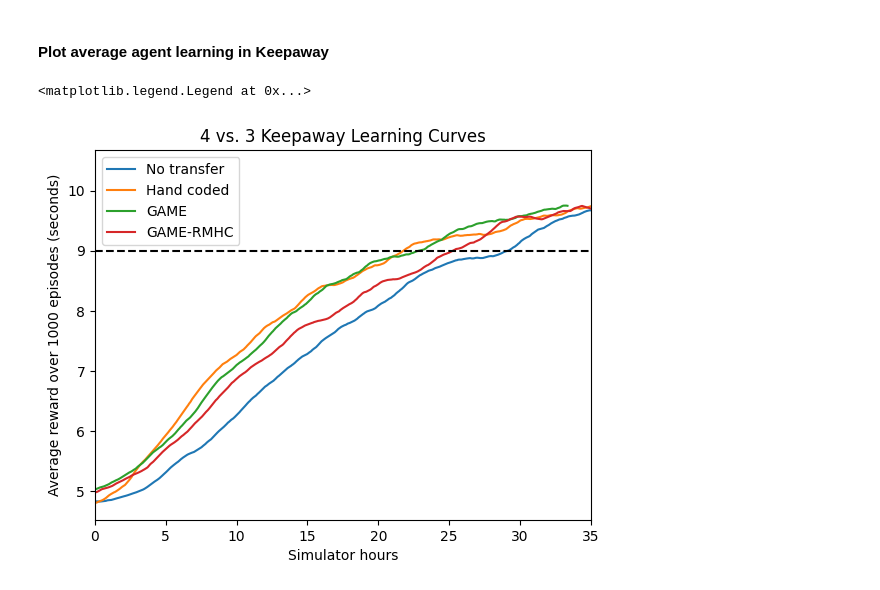
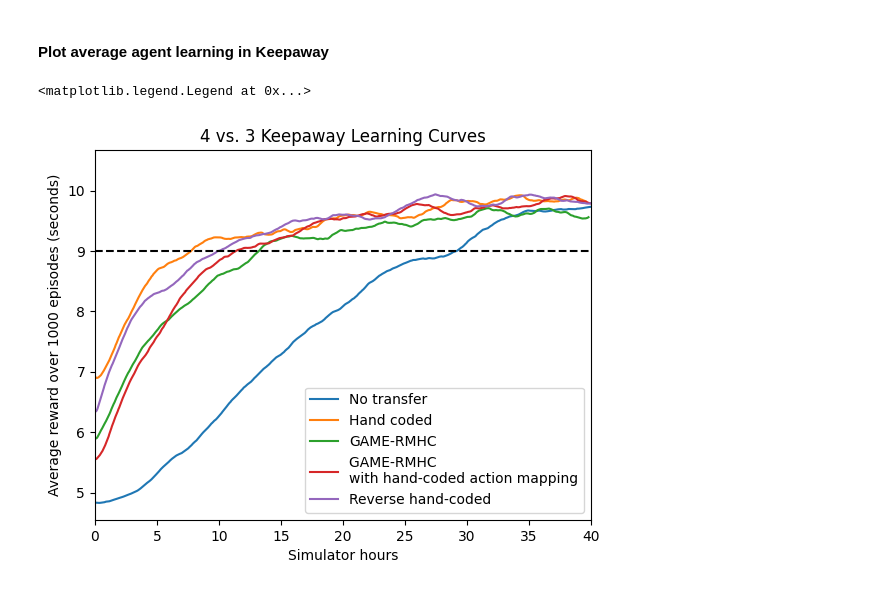
Before and after one commit to duyminh1998/GAME, a Jupyter notebook: notebooks/stats_test_2.ipynb, the cells around one changed output. Drawn from its saved outputs; the diff is of its cells as text; code cells hidden in the pictures.

```diff
--- a/notebooks/stats_test_2.ipynb
+++ b/notebooks/stats_test_2.ipynb
@@ -344,7 +336,7 @@ plt.legend()
 <matplotlib.legend.Legend at 0x...>
 [figure]
 # %%
-MC3D_train_transfer_best_GAME_folder_path = os.path.join(config_data['output_path'], 'Final Presentation', '11152022 Train MC3D With Transfer Mapping 010100000')
+MC3D_train_transfer_best_GAME_folder_path = os.path.join(config_data['output_path'], '12312022 Train MC3D With QValue Transfer Mapping 010111111')
 MC3D_train_transfer_best_GAME_filepath = os.path.join(MC3D_train_transfer_best_GAME_folder_path, 'eval_3DMC_a0.75_l0.99_e0.01_nt8.csv')
 df = pd.read_csv(MC3D_train_transfer_best_GAME_filepath, index_col=False)
 all_output_X, all_output_Y, all_output_eps, avg_output_X, avg_output_Y, avg_output_eps = plot_MC(df, trials)
@@ -741,0 +870,11 @@ plt.legend()
+# %%
+for trial in range(len(kwy_reverse_handcoded_transfer_paths)):
+    # print(len(all_output_X[trial][:len(all_output_Y[trial])]), len(all_output_Y[trial]))
+    plt.plot(all_output_X[trial][:len(all_output_Y[trial])], all_output_Y[trial], label = '{}'.format(trial + 1))
+
+plt.plot([0, 40], [9, 9], 'k--')
+plt.xlim(0, 35)
+plt.xlabel('Simulator hours')
+plt.ylabel('Average reward (simulator steps)')
+plt.title('4 vs. 3 Keepaway with reverse hand-coded mapping (10 trials)')
+plt.legend()
@@ -745,8 +887,8 @@ plt.legend()
 # data = [keepaway_no_transfer_ttt, keepaway_transfer_hand_coded_ttt, keepaway_transfer_GAME_ttt, keepaway_transfer_GAMERMHC_ttt]
 # data_labels = ['No Transfer', 'Hand-coded', 'GAME', 'GAME-RMHC']
 
-data = [keepaway_no_transfer_ttt, keepaway_transfer_hand_coded_ttt]
-data_labels = ['No Transfer', 'Hand-coded']
+data = [keepaway_no_transfer_ttt, keepaway_transfer_hand_coded_ttt, keepaway_transfer_GAMERMHC_ttt, keepaway_transfer_GAMERMHC_handcoded_action_mapping_ttt, keepaway_transfer_reverse_handcoded_ttt]
+data_labels = ['No Transfer', 'Hand-coded', 'GAME-RMHC', 'GAME-RMHC \nwith hand-coded action mapping', 'Reverse hand-coded']
 
 fig = plt.figure(figsize =(9, 6))
 
@@ -758,7 +900,7 @@ bp = ax.boxplot(data, vert=True, patch_artist=True, labels = data_labels)
 # plt.xticks([1, 2, 3, 4, 5], data_labels)
 
 # fill with colors
-colors = ['pink', 'lightblue']
+colors = ['pink', 'lightblue', 'yellow', 'lightgreen', 'orange']
 for patch, color in zip(bp['boxes'], colors):
     patch.set_facecolor(color)
 
@@ -926,41 +1081,74 @@ for file in os.listdir(kwy_train_no_transfer_folder_path):
     if file.endswith('kwy'):
         kwy_no_transfer_paths.append([os.path.join(kwy_train_no_transfer_folder_path, file)])
 
 kwy_no_transfer_paths = kwy_no_transfer_paths[:trials]
 output_X, output_Y, output_eps = plot_kwy(kwy_no_transfer_paths, 1000, 0.01, 30)
 plt.plot(output_X, output_Y, label = 'No transfer')
 
 kwy_handcoded_transfer_paths = []
-kwy_handcoded_transfer_folder_path = os.path.join(config_data['output_path'], 'Final Presentation', '4v3_hand_coded_mapping_results')
+kwy_handcoded_transfer_folder_path = os.path.join(config_data['logs_path'], '12292022 transfer hand coded eval')
+for file in os.listdir(kwy_handcoded_transfer_folder_path):
+    if file.endswith('kwy'):
+        kwy_handcoded_transfer_paths.append([os.path.join(kwy_handcoded_transfer_folder_path, file)])
+kwy_handcoded_transfer_folder_path = os.path.join(config_data['logs_path'], '12292022 transfer hand coded eval 2')
 for file in os.listdir(kwy_handcoded_transfer_folder_path):
     if file.endswith('kwy'):
         kwy_handcoded_transfer_paths.append([os.path.join(kwy_handcoded_transfer_folder_path, file)])
 output_X, output_Y, output_eps = plot_kwy(kwy_handcoded_transfer_paths, 1000, 0.01, 30)
 plt.plot(output_X, output_Y, label = 'Hand coded')
 
-kwy_GAME_transfer_paths = []
-kwy_GAME_transfer_folder_path = os.path.join(config_data['output_path'], 'Final Presentation', 'GAME results')
-for file in os.listdir(kwy_GAME_transfer_folder_path):
-    if file.endswith('kwy'):
-        kwy_GAME_transfer_paths.append([os.path.join(kwy_GAME_transfer_folder_path, file)])
-output_X, output_Y, output_eps = plot_kwy(kwy_GAME_transfer_paths, 1000, 0.01, 30)
-plt.plot(output_X, output_Y, label = 'GAME')
+# kwy_GAME_transfer_paths = []
+# kwy_GAME_transfer_folder_path = os.path.join(config_data['output_path'], 'Final Presentation', 'GAME results')
+# for file in os.listdir(kwy_GAME_transfer_folder_path):
+#     if file.endswith('kwy'):
+#         kwy_GAME_transfer_paths.append([os.path.join(kwy_GAME_transfer_folder_path, file)])
+# output_X, output_Y, output_eps = plot_kwy(kwy_GAME_transfer_paths, 1000, 0.01, 30)
+# plt.plot(output_X, output_Y, label = 'GAME')
 
 kwy_GAMERMHC_transfer_paths = []
-kwy_GAMERMHC_transfer_folder_path = os.path.join(config_data['output_path'], 'Final Presentation', 'GAME-RMHC results')
+kwy_GAMERMHC_transfer_folder_path = os.path.join(config_data['logs_path'], '12312022 transfer GAME-RMHC eval')
+for file in os.listdir(kwy_GAMERMHC_transfer_folder_path):
+    if file.endswith('kwy'):
+        kwy_GAMERMHC_transfer_paths.append([os.path.join(kwy_GAMERMHC_transfer_folder_path, file)])
+kwy_GAMERMHC_transfer_folder_path = os.path.join(config_data['logs_path'], '12312022 transfer GAME-RMHC eval 2')
 for file in os.listdir(kwy_GAMERMHC_transfer_folder_path):
     if file.endswith('kwy'):
         kwy_GAMERMHC_transfer_paths.append([os.path.join(kwy_GAMERMHC_transfer_folder_path, file)])
 output_X, output_Y, output_eps = plot_kwy(kwy_GAMERMHC_transfer_paths, 1000, 0.01, 30)
 plt.plot(output_X, output_Y, label = 'GAME-RMHC')
 
+kwy_GAMERMHC_handcoded_action_mapping_transfer_paths = []
+kwy_GAMERMHC_transfer_folder_path = os.path.join(config_data['logs_path'], '01012023 transfer GAME-RMHC handcoded action map eval')
+for file in os.listdir(kwy_GAMERMHC_transfer_folder_path):
+    if file.endswith('kwy'):
+        kwy_GAMERMHC_handcoded_action_mapping_transfer_paths.append([os.path.join(kwy_GAMERMHC_transfer_folder_path, file)])
+kwy_GAMERMHC_transfer_folder_path = os.path.join(config_data['logs_path'], '12312022 transfer GAME-RMHC handcoded action map eval 2')
+for file in os.listdir(kwy_GAMERMHC_transfer_folder_path):
+    if file.endswith('kwy'):
+        kwy_GAMERMHC_handcoded_action_mapping_transfer_paths.append([os.path.join(kwy_GAMERMHC_transfer_folder_path, file)])
+output_X, output_Y, output_eps = plot_kwy(kwy_GAMERMHC_handcoded_action_mapping_transfer_paths, 1000, 0.01, 30)
+plt.plot(output_X, output_Y, label = 'GAME-RMHC \nwith hand-coded action mapping')
+
+kwy_reverse_handcoded_transfer_paths = []
+kwy_reverse_handcoded_folder_path = os.path.join(config_data['logs_path'], '01012023 transfer reverse handcoded eval')
+for file in os.listdir(kwy_reverse_handcoded_folder_path):
+    if file.endswith('kwy'):
+        kwy_reverse_handcoded_transfer_paths.append([os.path.join(kwy_reverse_handcoded_folder_path, file)])
+kwy_reverse_handcoded_folder_path = os.path.join(config_data['logs_path'], '01012023 transfer reverse handcoded eval 2')
+for file in os.listdir(kwy_reverse_handcoded_folder_path):
+    if file.endswith('kwy'):
+        kwy_reverse_handcoded_transfer_paths.append([os.path.join(kwy_reverse_handcoded_folder_path, file)])
+kwy_reverse_handcoded_transfer_paths = kwy_reverse_handcoded_transfer_paths[:10]
+output_X, output_Y, output_eps = plot_kwy(kwy_reverse_handcoded_transfer_paths, 1000, 0.01, 30)
+plt.plot(output_X, output_Y, label = 'Reverse hand-coded')
+
 plt.plot([0, 40], [9, 9], 'k--')
 
-plt.xlim(0, 35)
+plt.xlim(0, 40)
 plt.xlabel('Simulator hours')
 plt.ylabel('Average reward over 1000 episodes (seconds)')
 plt.title('4 vs. 3 Keepaway Learning Curves')
 plt.legend()
 # %% [output]
 <matplotlib.legend.Legend at 0x...>
-[figure, old version]
+[figure, new version]
```
Also changed, not shown: parts of 25 cells of this notebook, 7 other files.
